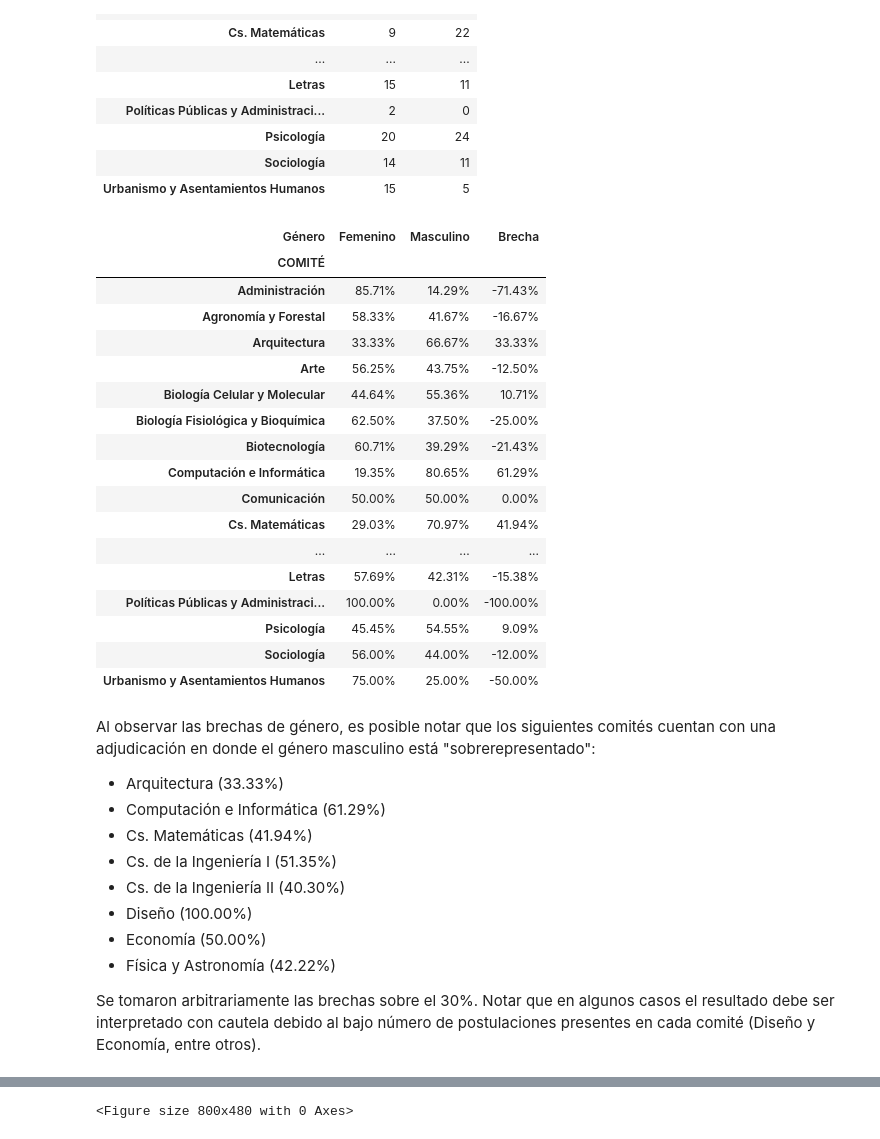
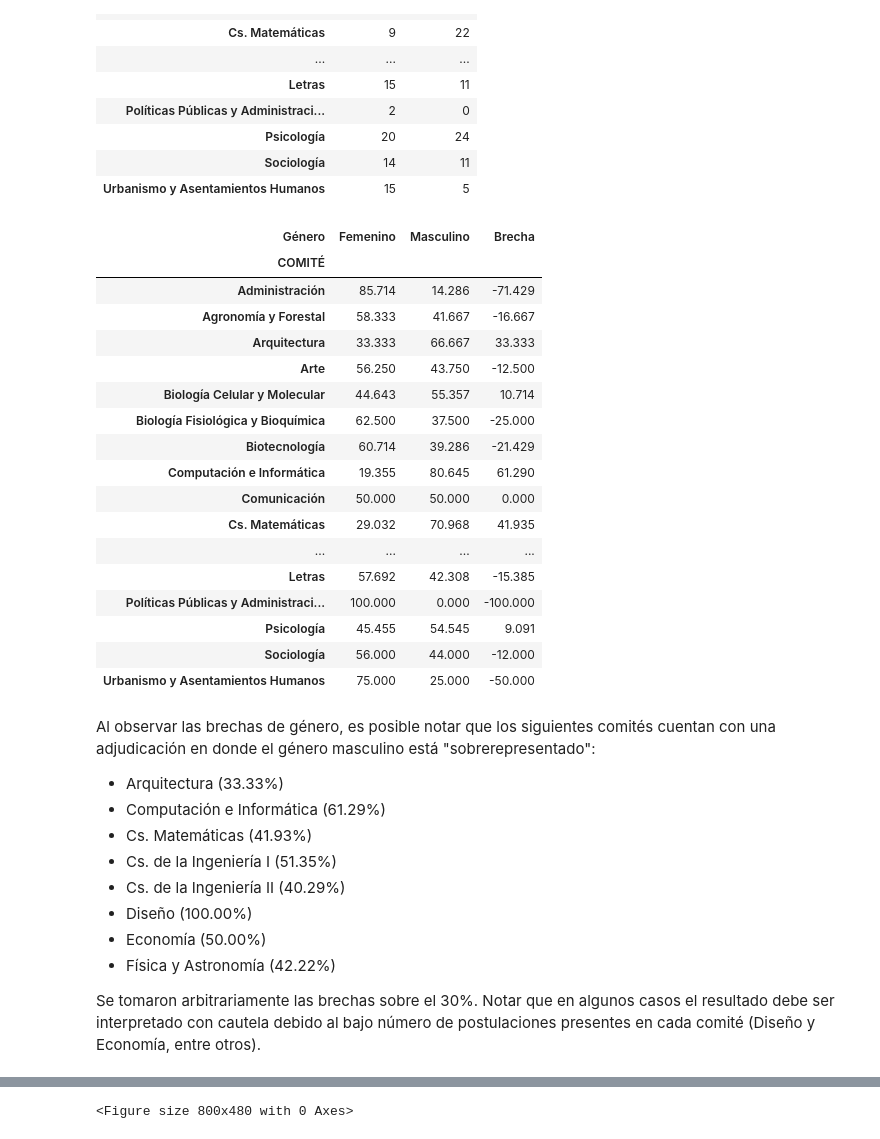
Before and after one commit to alvafox/Concursos-2023-Analisis-de-Adjudicacion-Paritaria-, a Jupyter notebook: Doctorado_Nacional_2023.ipynb, the cells around one changed output, grey strips where cells are left out. Cells and saved outputs as stored; diff of their text form; code cells hidden in the pictures.

```diff
--- a/Doctorado_Nacional_2023.ipynb
+++ b/Doctorado_Nacional_2023.ipynb
@@ -48,5 +39,5 @@ pd.set_option('max_rows', 100)
 # %%
-df = pd.read_csv("/content/drive/MyDrive/CONCURSO PUNTAJE FINAL (REDONDEO).csv", encoding='latin-1', sep=";", decimal=",", dtype={'ESTADO_FINAL' : 'category'})
+df = pd.read_csv("/content/CONCURSO PUNTAJE FINAL (REDONDEO).csv", encoding='latin-1', sep=";", decimal=",", dtype={'ESTADO_FINAL' : 'category'})
 df
 # %% [output]
 |  | FOLIO | COMITÉ | Nombre | Género | Área OCDE | ESTADO ADMISIBILIDAD | NOTA PREGRADO | TIPO RANKING | ... |
@@ -492,41 +451,41 @@ df[df['ESTADO_FINAL'] == 'SELECCIONADA'].groupby(['COMITÉ', 'Género'])['FOLIO'
 # %%
 #df[df['ESTADO_FINAL'] == 'SELECCIONADA'].groupby(['COMITÉ', 'Género'])['FOLIO'].count().sort_values().unstack(1).fillna(0).astype('int').style.background_gradient(cmap= 'YlOrRd')
 #df[df['ESTADO_FINAL'] == 'SELECCIONADA'].groupby(['COMITÉ'])['Género'].value_counts("%").sort_values().unstack(1).fillna(0).style.background_gradient(cmap= 'YlOrRd')
 
 brecha = df[df['ESTADO_FINAL'] == 'SELECCIONADA'].groupby(['COMITÉ'])['Género'].value_counts("%").sort_values().unstack(1).fillna(0)
 
 brecha['Brecha'] =  brecha['Masculino'] - brecha['Femenino']
 
 brecha = brecha*100
 
-brecha.style.background_gradient(cmap= 'YlOrRd', subset=['Brecha']).format("{:.2f}%")
+brecha.style.background_gradient(cmap= 'YlOrRd', subset=['Brecha'])
 # %% [output]
 | Género | Femenino | Masculino | Brecha |
 | COMITÉ |  |  |  |
-| Administración | 85.71% | 14.29% | -71.43% |
-| Agronomía y Forestal | 58.33% | 41.67% | -16.67% |
-| Arquitectura | 33.33% | 66.67% | 33.33% |
-| Arte | 56.25% | 43.75% | -12.50% |
-| Biología Celular y Molecular | 44.64% | 55.36% | 10.71% |
-| Biología Fisiológica y Bioquímica | 62.50% | 37.50% | -25.00% |
-| Biotecnología | 60.71% | 39.29% | -21.43% |
-| Computación e Informática | 19.35% | 80.65% | 61.29% |
-| Comunicación | 50.00% | 50.00% | 0.00% |
-| Cs. Matemáticas | 29.03% | 70.97% | 41.94% |
+| Administración | 85.714 | 14.286 | -71.429 |
+| Agronomía y Forestal | 58.333 | 41.667 | -16.667 |
+| Arquitectura | 33.333 | 66.667 | 33.333 |
+| Arte | 56.250 | 43.750 | -12.500 |
+| Biología Celular y Molecular | 44.643 | 55.357 | 10.714 |
+| Biología Fisiológica y Bioquímica | 62.500 | 37.500 | -25.000 |
+| Biotecnología | 60.714 | 39.286 | -21.429 |
+| Computación e Informática | 19.355 | 80.645 | 61.290 |
+| Comunicación | 50.000 | 50.000 | 0.000 |
+| Cs. Matemáticas | 29.032 | 70.968 | 41.935 |
 | ... | ... | ... | ... |
-| Letras | 57.69% | 42.31% | -15.38% |
-| Políticas Públicas y Administraci... | 100.00% | 0.00% | -100.00% |
-| Psicología | 45.45% | 54.55% | 9.09% |
-| Sociología | 56.00% | 44.00% | -12.00% |
-| Urbanismo y Asentamientos Humanos | 75.00% | 25.00% | -50.00% |
+| Letras | 57.692 | 42.308 | -15.385 |
+| Políticas Públicas y Administraci... | 100.000 | 0.000 | -100.000 |
+| Psicología | 45.455 | 54.545 | 9.091 |
+| Sociología | 56.000 | 44.000 | -12.000 |
+| Urbanismo y Asentamientos Humanos | 75.000 | 25.000 | -50.000 |
 # %% [markdown]
 Al observar las brechas de género, es posible notar que los siguientes comités cuentan con una adjudicación en donde el género masculino está "sobrerepresentado":
 
 - Arquitectura (33.33%)
 - Computación e Informática	(61.29%)
-- Cs. Matemáticas	(41.94%)
+- Cs. Matemáticas	(41.93%)
 - Cs. de la Ingeniería I (51.35%)
-- Cs. de la Ingeniería II	(40.30%)
+- Cs. de la Ingeniería II	(40.29%)
 - Diseño	(100.00%)
 - Economía	(50.00%)
 - Física y Astronomía	(42.22%)
```
Also changed, not shown: parts of 21 cells of this notebook.
